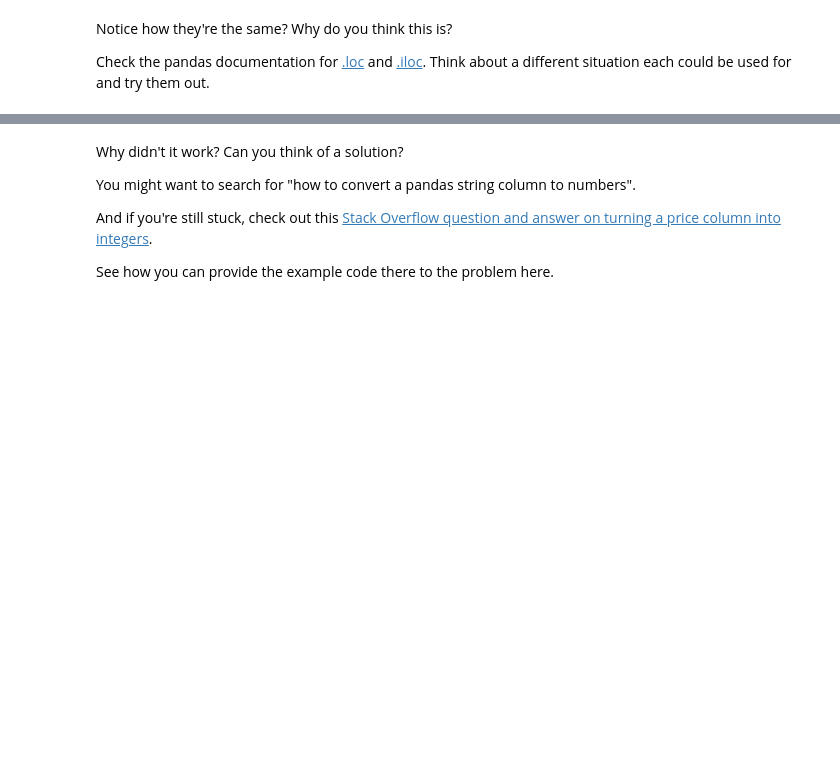
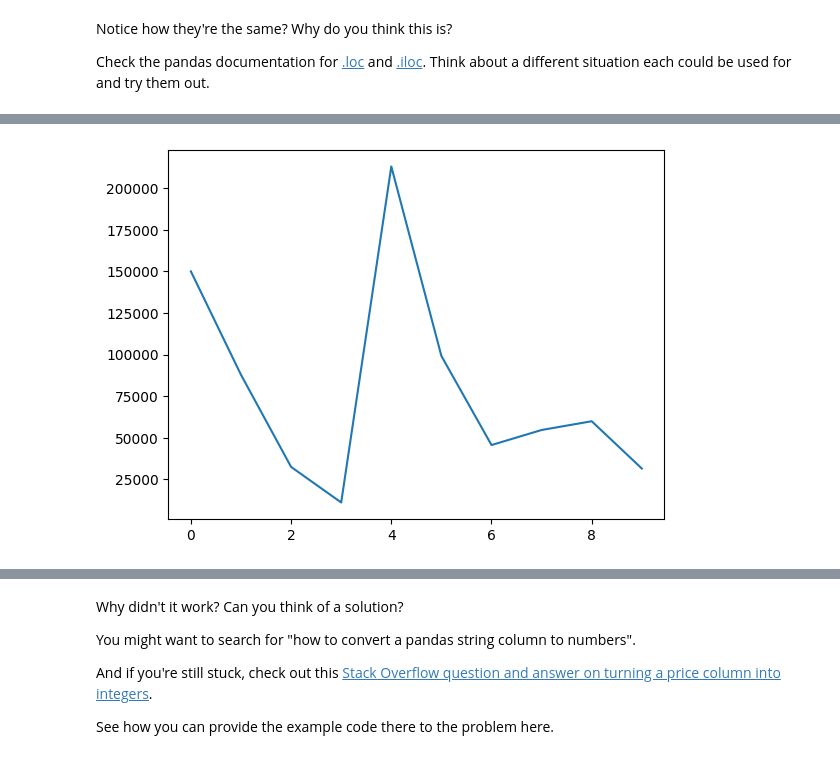
Before and after one commit to Ramakant-Tiwari/100-days-of-web-development, a Jupyter notebook: section-2-data-science-and-ml-tools/pandas-exercises.ipynb, the cells around one changed output, grey strips where cells are left out. Cells and saved outputs as stored; diff of their text form; code cells hidden in the pictures; blank space fills up the shorter version.

```diff
--- a/section-2-data-science-and-ml-tools/pandas-exercises.ipynb
+++ b/section-2-data-science-and-ml-tools/pandas-exercises.ipynb
@@ -47,2 +49,4 @@ sc
 # %%
 # Import "../data/car-sales.csv" and turn it into a DataFrame
+cs = pd.read_csv("./car-sales.csv")
+cs
@@ -82,5 +190,6 @@ Notice how they're the same? Why do you think this is?
 Check the pandas documentation for [.loc](https://pandas.pydata.org/pandas-docs/stable/reference/api/pandas.DataFrame.loc.html) and [.iloc](https://pandas.pydata.org/pandas-docs/stable/reference/api/pandas.DataFrame.iloc.html). Think about a different situation each could be used for and try them out.
 # %%
 # Select the "Odometer (KM)" column from the car sales DataFrame
+odo = cs["Odometer (KM)"]
 # %%
 # Find the mean of the "Odometer (KM)" column in the car sales DataFrame
@@ -93,5 +235,10 @@ Check the pandas documentation for [.loc](https://pandas.pydata.org/pandas-docs/
 # %%
 # Import Matplotlib and create a plot of the Odometer column
 # Don't forget to use %matplotlib inline
+%matplotlib inline
+import matplotlib.pyplot as plt
+odo.plot();
+# %% [output]
+[figure, added]
 # %%
 # Create a histogram of the Odometer column using hist()
```
Also changed, not shown: parts of 54 cells of this notebook.
